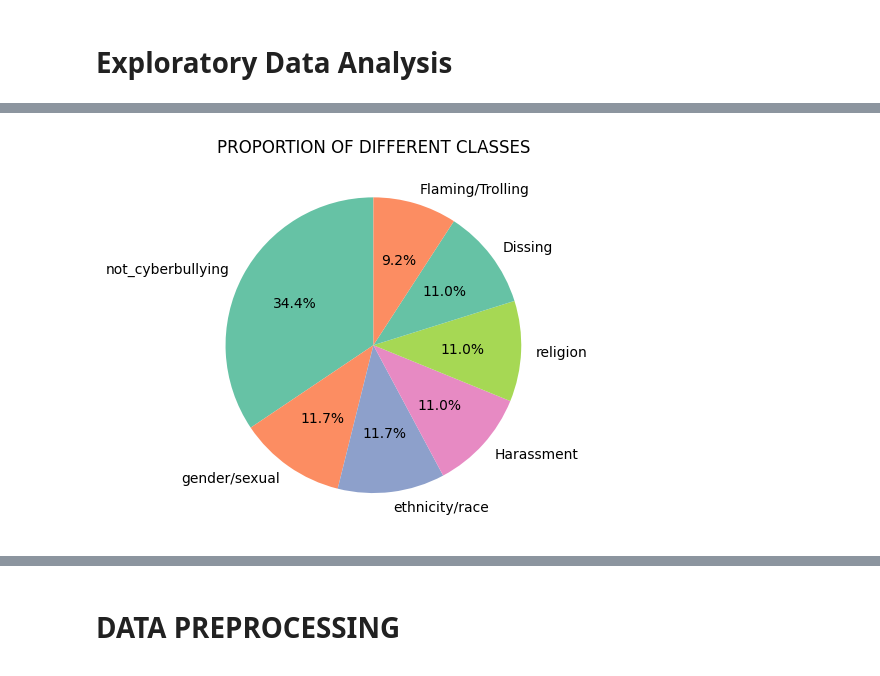
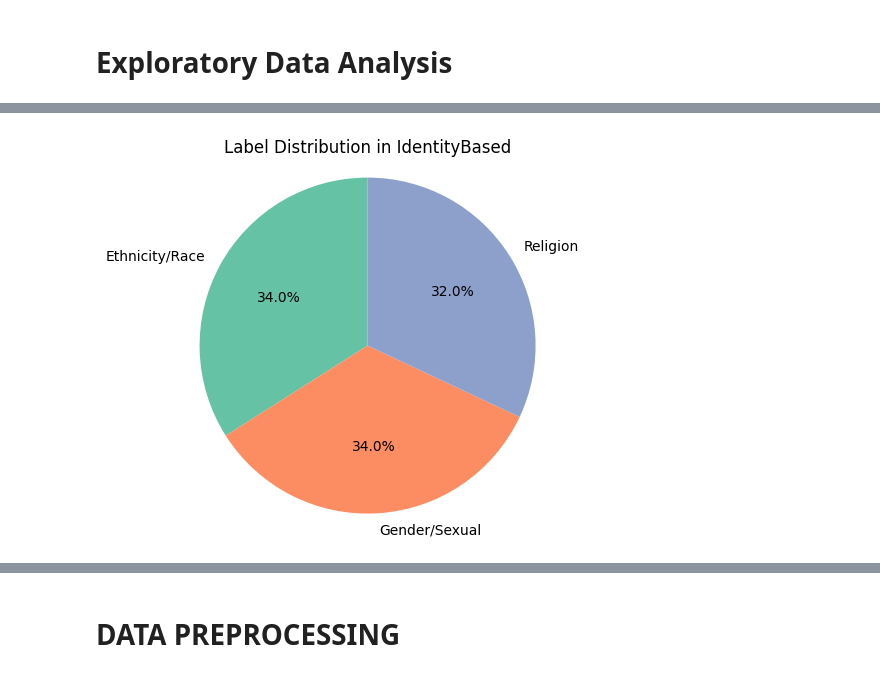
Before and after one commit to DeepraMazumder/Cyberbullying-Detection-and-Analysis-in-Social-Media, a Jupyter notebook: Notebooks/MachineLearning.ipynb, the cells around one changed output, grey strips where cells are left out. Saved outputs shown, nothing was run; the diff lists cells and outputs as text; code cells hidden in the pictures.

```diff
--- a/Notebooks/MachineLearning.ipynb
+++ b/Notebooks/MachineLearning.ipynb
@@ -114,8 +142,12 @@ plt.show()
-# %%
-# Pie chart for class distribution
-df['Label'].value_counts().plot.pie(autopct='%1.1f%%', startangle=90, colors=sns.color_palette('Set2', 5))
-plt.title('PROPORTION OF DIFFERENT CLASSES')
-plt.ylabel('')
-plt.show()
-# %% [output]
-[figure, removed]
+# %%
+# Grouping by SuperLabel and Label
+grouped = df.groupby(['SuperLabel', 'Label']).size().reset_index(name='count')
+
+# Plot for IdentityBased
+identity_data = grouped[grouped['SuperLabel'] == 'IdentityBased']
+plt.pie(identity_data['count'], labels=identity_data['Label'], autopct='%1.1f%%', startangle=90, colors=plt.cm.Set2.colors)
+plt.title('Label Distribution in IdentityBased')
+plt.axis('equal')
+plt.show()
+# %% [output]
+[figure, added]
```
Also changed, not shown: parts of 18 cells of this notebook, 3 other files.
